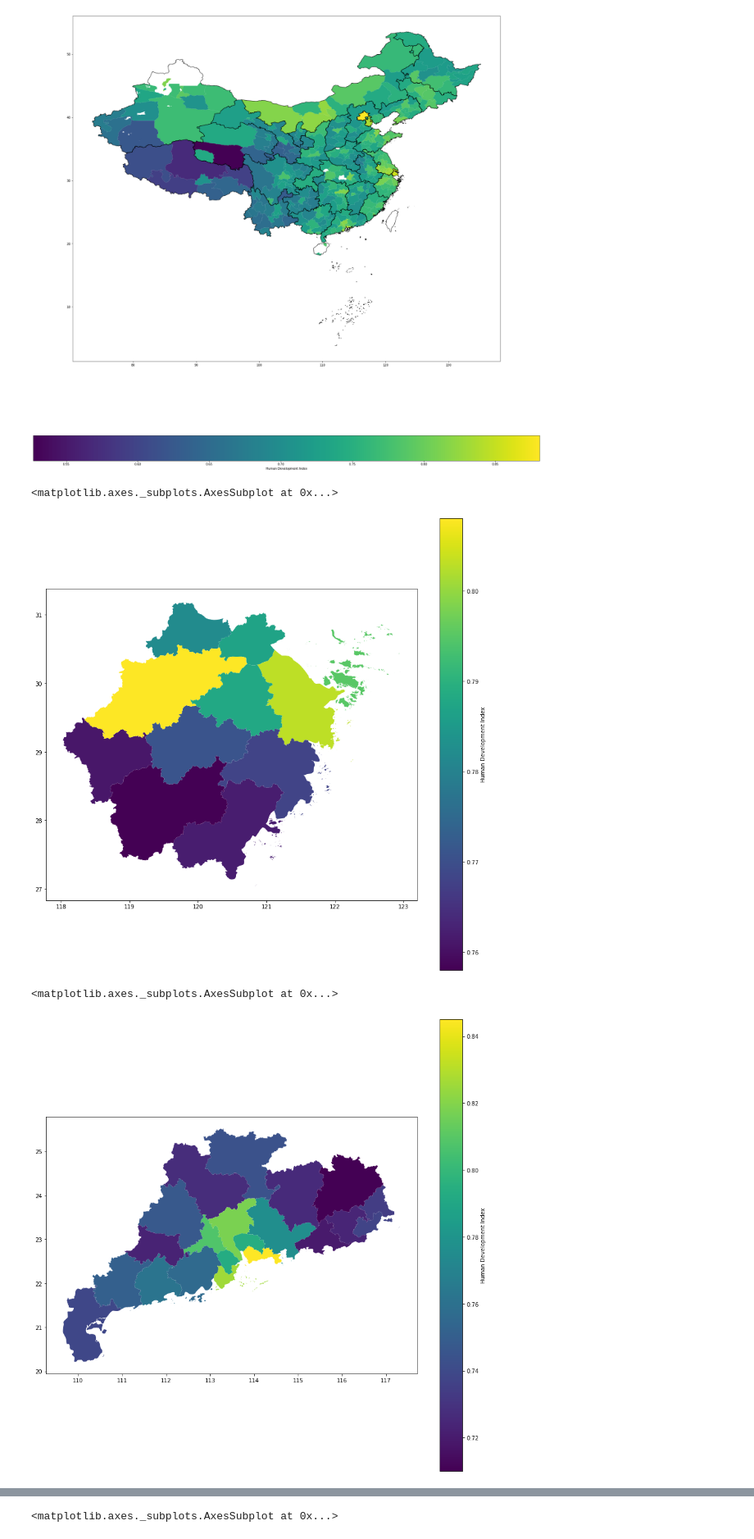
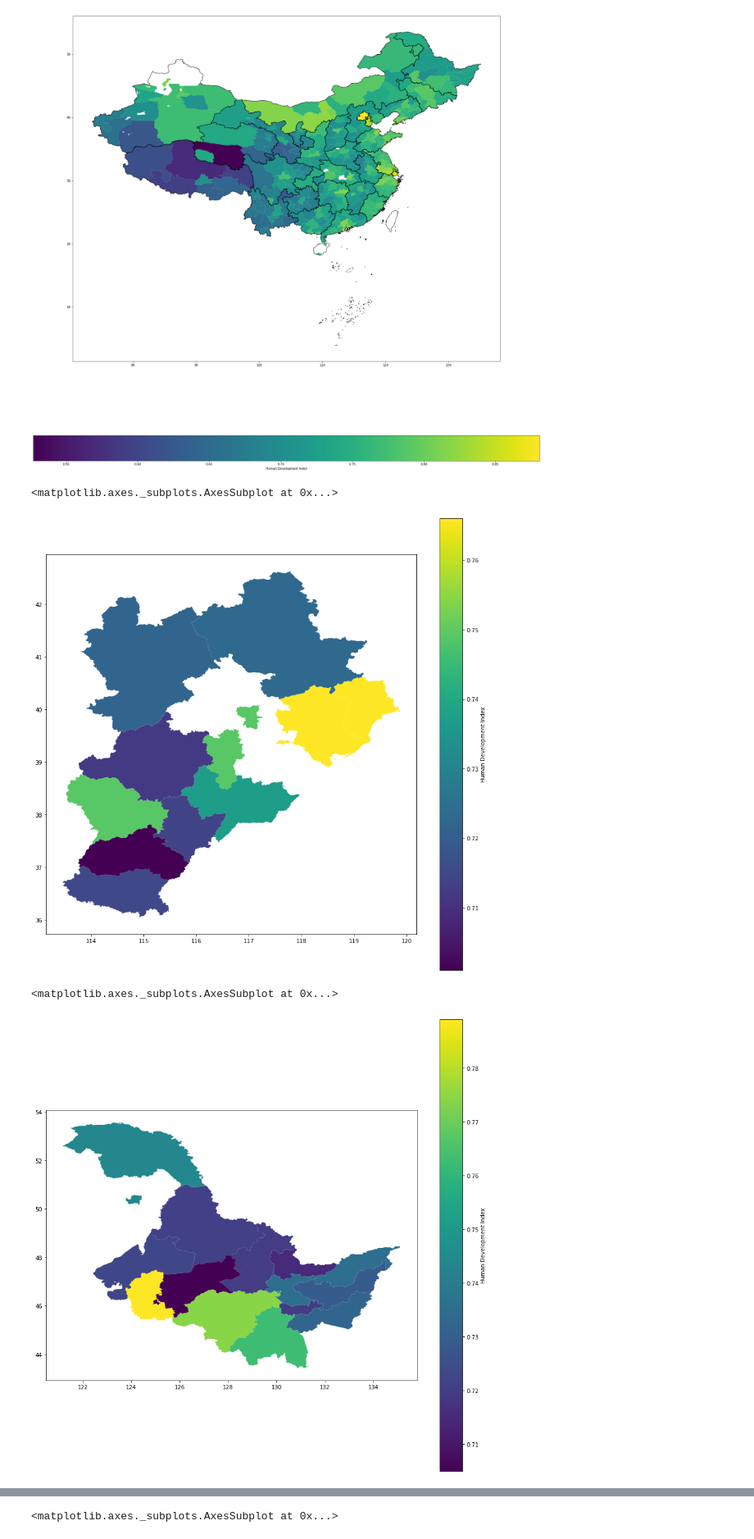
Before and after one commit to tsycstang/china_hdi_2016, a Jupyter notebook: Geo_Analysis_China.ipynb, the cells around one changed output, grey strips where cells are left out. Shown at 82% size. Cells and saved outputs as stored; diff of their text form; code cells hidden in the pictures.

```diff
--- a/Geo_Analysis_China.ipynb
+++ b/Geo_Analysis_China.ipynb
@@ -83,5 +96,5 @@ china_prov.plot(ax=base, facecolor='none', edgecolor='black')
 # %%
-china_data = pd.read_csv('/content/china_hdi_data.csv')
+china_data = pd.read_csv('/content/china_hdi_2016/china_hdi_data.csv')
 # %%
 china_data = china_data.astype({'code': str})
 # %%
@@ -112,12 +125,12 @@ china_prov.plot(ax=based, facecolor='none', edgecolor='black')
 <matplotlib.axes._subplots.AxesSubplot at 0x...>
 [figure]
 # %%
-china_plot[china_plot['province name']=='浙江省'].plot('hdi', legend=True, figsize=(15, 15), legend_kwds={'label': "Human Development Index"})
+china_plot[china_plot['province name']=='河北省'].plot('hdi', legend=True, figsize=(15, 15), legend_kwds={'label': "Human Development Index"})
 # %% [output]
 <matplotlib.axes._subplots.AxesSubplot at 0x...>
-[figure, old version]
+[figure, new version]
 # %%
-china_plot[china_plot['province name']=='广东省'].plot('hdi', legend=True, figsize=(15, 15), legend_kwds={'label': "Human Development Index"})
+china_plot[china_plot['province name']=='黑龙江省'].plot('hdi', legend=True, figsize=(15, 15), legend_kwds={'label': "Human Development Index"})
 # %% [output]
 <matplotlib.axes._subplots.AxesSubplot at 0x...>
-[figure, old version]
+[figure, new version]
```
Also changed, not shown: parts of 24 cells of this notebook.
